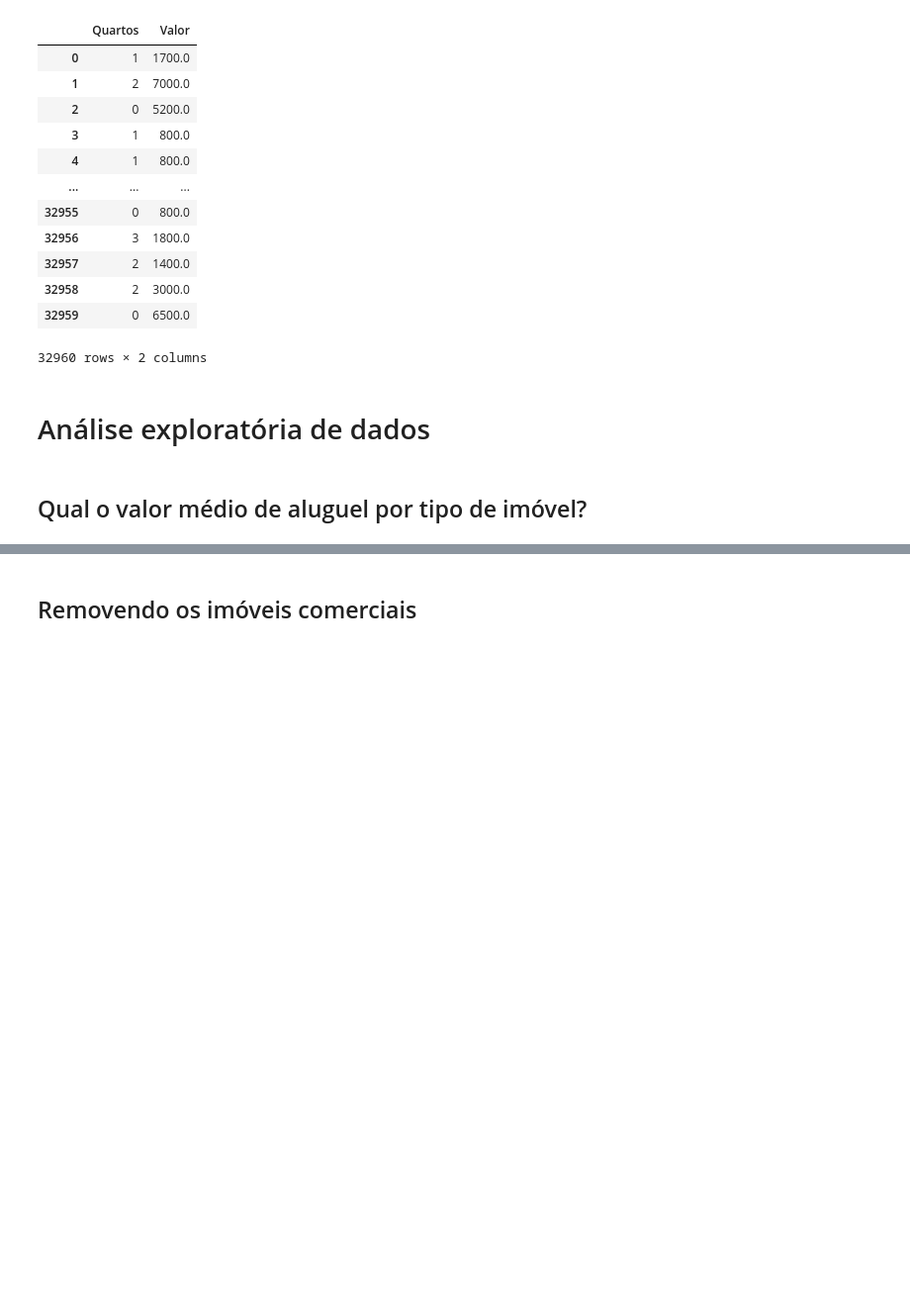
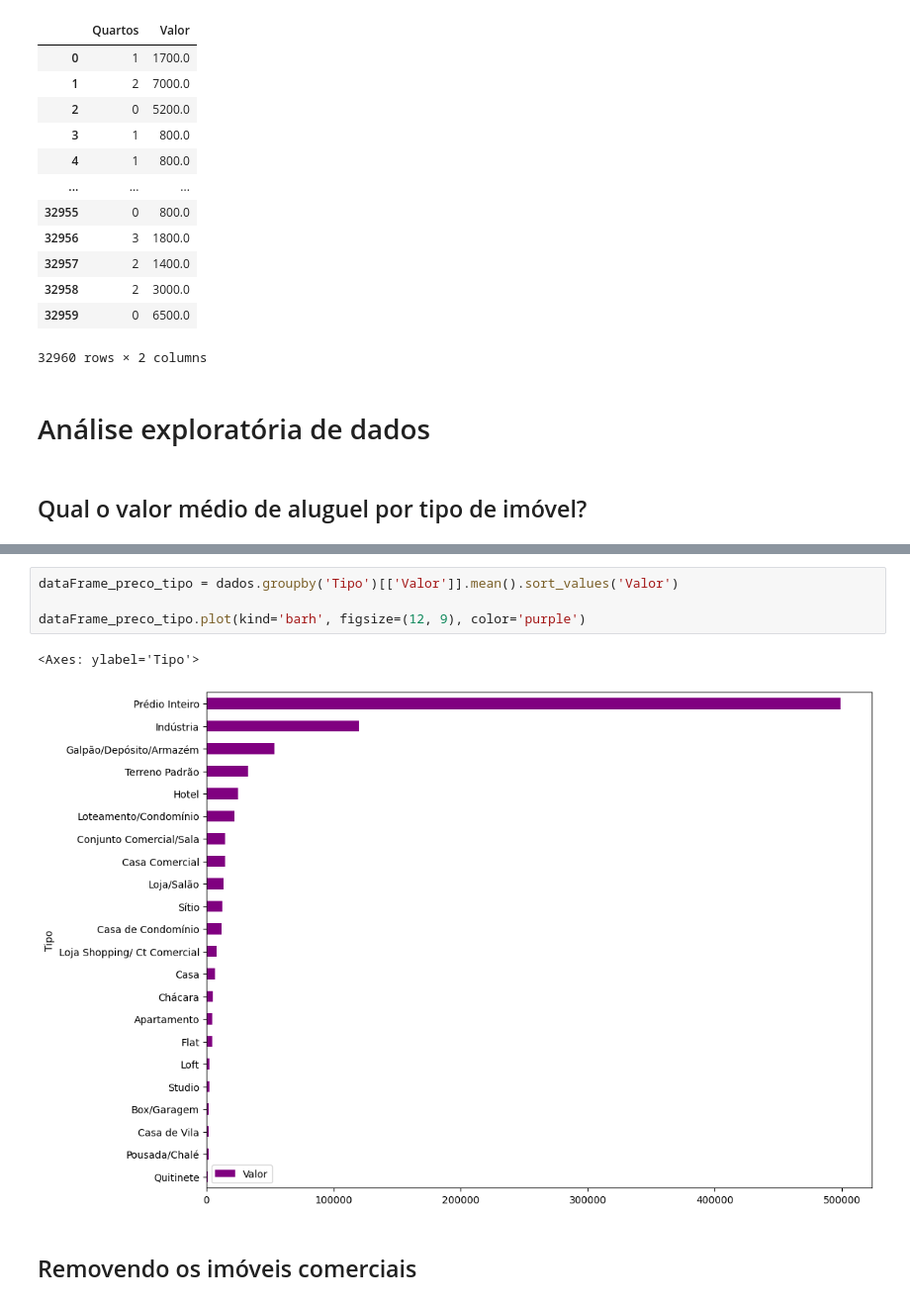
Before and after one commit to Enoque12/Pandas, a Jupyter notebook: notebook_inicial.ipynb, the cells around one changed output, grey strips where cells are left out. Shown at 99% size. Cells and saved outputs as stored; diff of their text form; blank space fills up the shorter version.

```diff
--- a/notebook_inicial.ipynb
+++ b/notebook_inicial.ipynb
@@ -145,2 +229,9 @@ dados[['Quartos', 'Valor']]
+# %%
+dataFrame_preco_tipo = dados.groupby('Tipo')[['Valor']].mean().sort_values('Valor')
+
+dataFrame_preco_tipo.plot(kind='barh', figsize=(12, 9), color='purple')
+# %% [output]
+<Axes: ylabel='Tipo'>
+[figure, added]
 # %% [markdown]
 ## Removendo os imóveis comerciais
```
Also changed, not shown: parts of 39 cells of this notebook.
